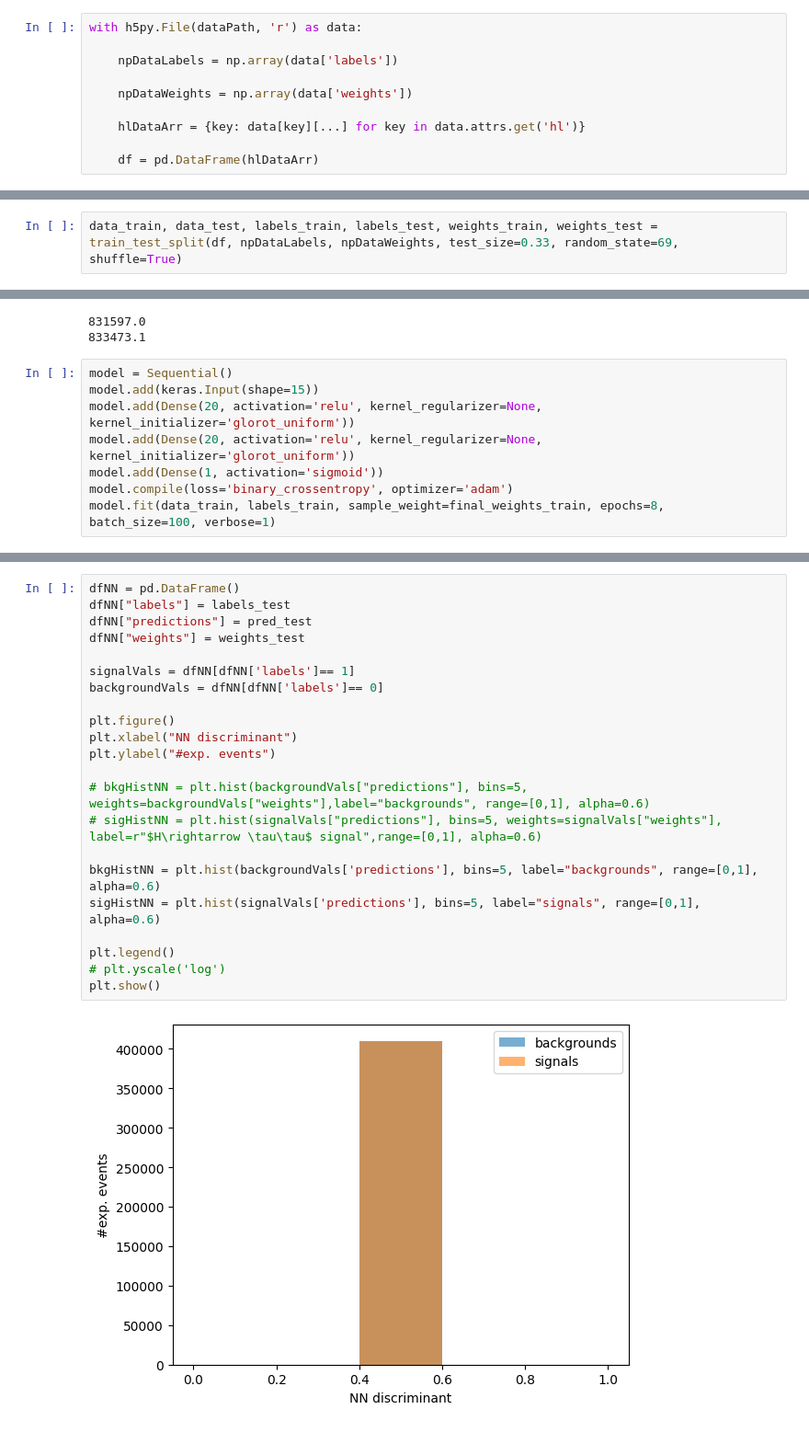
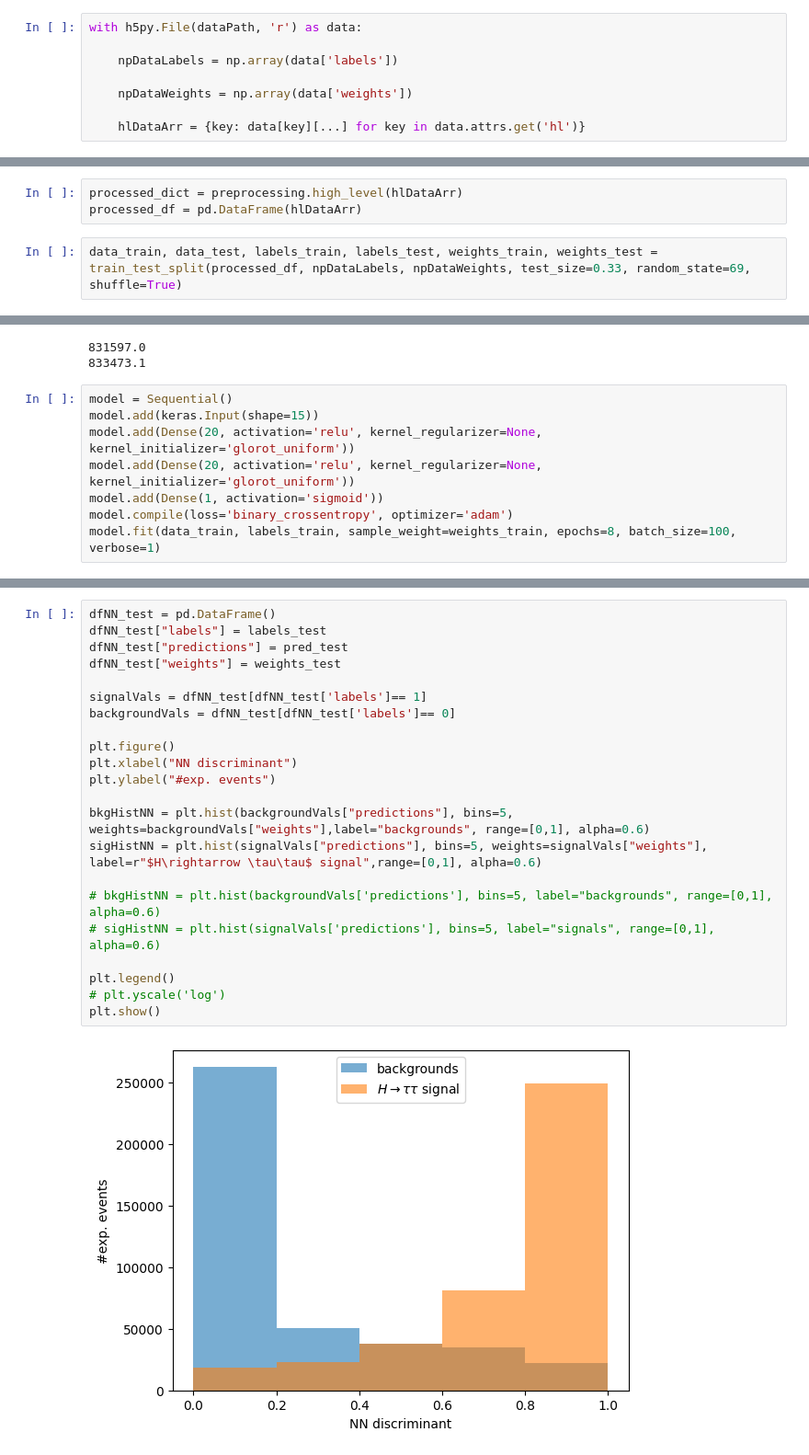
Before and after one commit to mkidson/Uni-Code, a Jupyter notebook: Honours/DS/Top_Tagging/topTagging.ipynb, the cells around one changed output, grey strips where cells are left out. Shown at 92% size. Drawn from its saved outputs; the diff is of its cells as text.

```diff
--- a/Honours/DS/Top_Tagging/topTagging.ipynb
+++ b/Honours/DS/Top_Tagging/topTagging.ipynb
@@ -82,5 +83,3 @@ with h5py.File(dataPath, 'r') as data:
     npDataWeights = np.array(data['weights'])
 
     hlDataArr = {key: data[key][...] for key in data.attrs.get('hl')}
-
-    df = pd.DataFrame(hlDataArr)
@@ -87,5 +88,8 @@ with h5py.File(dataPath, 'r') as data:
+# %%
+processed_dict = preprocessing.high_level(hlDataArr)
+processed_df = pd.DataFrame(hlDataArr)
 # %%
-data_train, data_test, labels_train, labels_test, weights_train, weights_test = train_test_split(df, npDataLabels, npDataWeights, test_size=0.33, random_state=69, shuffle=True)
+data_train, data_test, labels_train, labels_test, weights_train, weights_test = train_test_split(processed_df, npDataLabels, npDataWeights, test_size=0.33, random_state=69, shuffle=True)
 # %%
 df_train = pd.DataFrame()
 df_train["label"] = labels_train
@@ -115,6 +119,6 @@ model.add(Dense(20, activation='relu', kernel_regularizer=None, kernel_initializ
 model.add(Dense(20, activation='relu', kernel_regularizer=None, kernel_initializer='glorot_uniform'))
 model.add(Dense(1, activation='sigmoid'))
 model.compile(loss='binary_crossentropy', optimizer='adam')
-model.fit(data_train, labels_train, sample_weight=final_weights_train, epochs=8, batch_size=100, verbose=1)
+model.fit(data_train, labels_train, sample_weight=weights_train, epochs=8, batch_size=100, verbose=1)
 # %% [output]
 Epoch 1/8
@@ -141,27 +145,27 @@ pred_test = model.predict(data_test)
 # %%
-dfNN = pd.DataFrame()
-dfNN["labels"] = labels_test
-dfNN["predictions"] = pred_test
-dfNN["weights"] = weights_test
+dfNN_test = pd.DataFrame()
+dfNN_test["labels"] = labels_test
+dfNN_test["predictions"] = pred_test
+dfNN_test["weights"] = weights_test
 
-signalVals = dfNN[dfNN['labels']== 1]
-backgroundVals = dfNN[dfNN['labels']== 0]
+signalVals = dfNN_test[dfNN_test['labels']== 1]
+backgroundVals = dfNN_test[dfNN_test['labels']== 0]
 
 plt.figure()
 plt.xlabel("NN discriminant")
 plt.ylabel("#exp. events")
 
-# bkgHistNN = plt.hist(backgroundVals["predictions"], bins=5, weights=backgroundVals["weights"],label="backgrounds", range=[0,1], alpha=0.6)
-# sigHistNN = plt.hist(signalVals["predictions"], bins=5, weights=signalVals["weights"],  label=r"$H\rightarrow \tau\tau$ signal",range=[0,1], alpha=0.6)
+bkgHistNN = plt.hist(backgroundVals["predictions"], bins=5, weights=backgroundVals["weights"],label="backgrounds", range=[0,1], alpha=0.6)
+sigHistNN = plt.hist(signalVals["predictions"], bins=5, weights=signalVals["weights"],  label=r"$H\rightarrow \tau\tau$ signal",range=[0,1], alpha=0.6)
 
-bkgHistNN = plt.hist(backgroundVals['predictions'], bins=5, label="backgrounds", range=[0,1], alpha=0.6)
-sigHistNN = plt.hist(signalVals['predictions'], bins=5, label="signals", range=[0,1], alpha=0.6)
+# bkgHistNN = plt.hist(backgroundVals['predictions'], bins=5, label="backgrounds", range=[0,1], alpha=0.6)
+# sigHistNN = plt.hist(signalVals['predictions'], bins=5, label="signals", range=[0,1], alpha=0.6)
 
 plt.legend()
 # plt.yscale('log')
 plt.show()
 # %% [output]
-[figure, old version]
+[figure, new version]
 # %%
 pred_train = model.predict(data_train)
 # %% [output]
```
Also changed, not shown: parts of 7 cells of this notebook, 6 other files.
